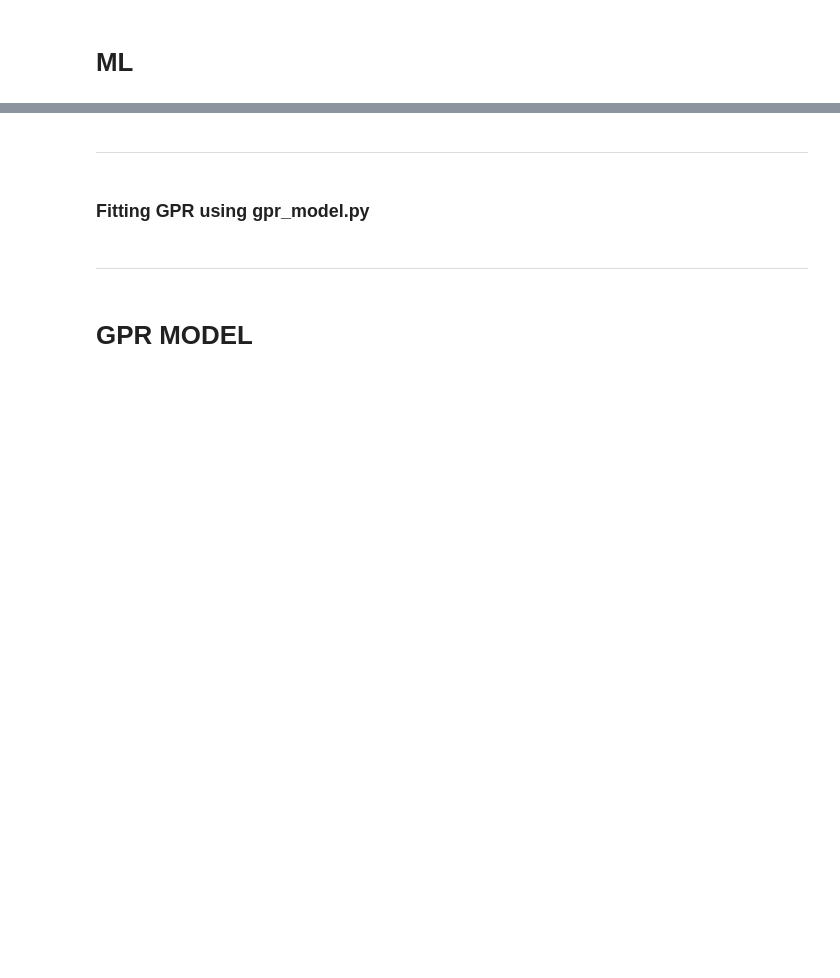
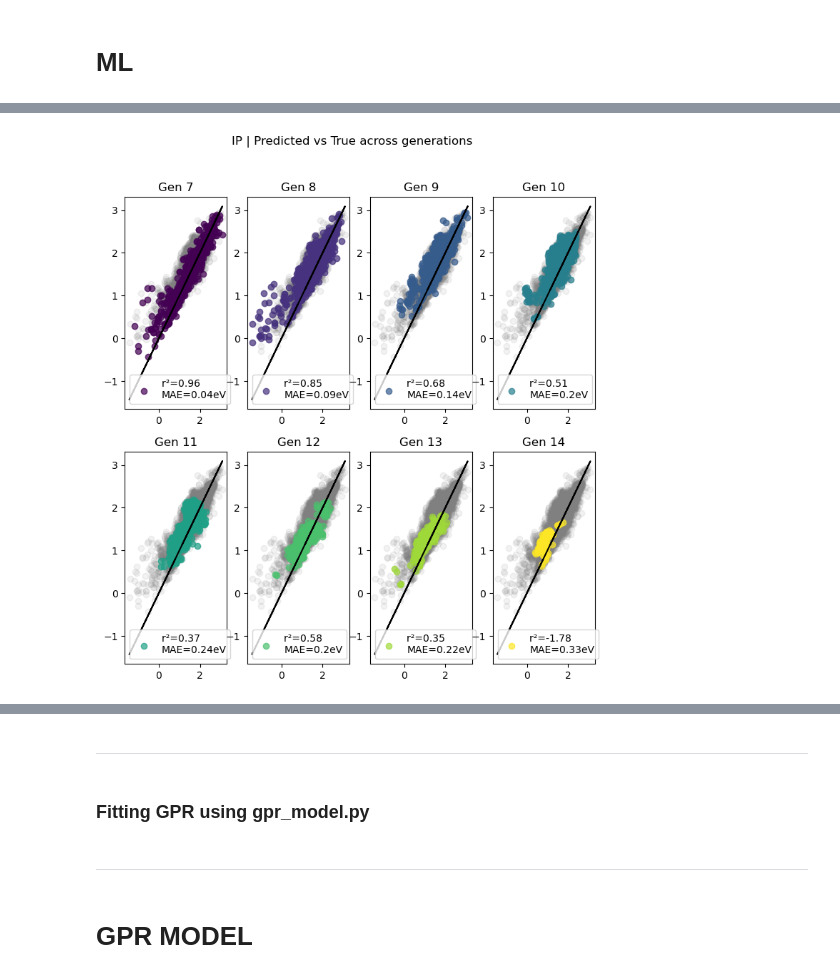
Before and after one commit to scakolli/photocatalysis, a Jupyter notebook: workspace/MachineLearning.ipynb, the cells around one changed output, grey strips where cells are left out. Drawn from its saved outputs; the diff is of its cells as text; code cells hidden in the pictures; blank space fills up the shorter version.

```diff
--- a/workspace/MachineLearning.ipynb
+++ b/workspace/MachineLearning.ipynb
@@ -219,0 +363,9 @@ r2_rdg
+# %%
+def get_cmap(n, name='hsv'):
+    '''Returns a function that maps each index in 0, 1, ..., n-1 to a distinct
+    RGB color; the keyword argument name must be a standard mpl colormap name.'''
+    return plt.cm.get_cmap(name, n)
+# %%
+ndf_test['IP_pred'] = ny_test_pred_ip
+ndf_test['dGmax_pred'] = ny_test_pred_rdg
+ndf_test['utility_function_pred'] = ndf_test['IP_pred'] - ndf_test['dGmax_pred']
@@ -219,0 +374,21 @@ r2_rdg
+# %%
+plt_grid = (2, 4)
+cmap = get_cmap(len(ndf_test.generation.unique()), name='viridis')
+fig, ax = plt.subplots(*plt_grid, figsize=[8.5, 8.5])
+fig.suptitle('IP | Predicted vs True across generations')
+ms_ip, rs_ip = [], []
+
+for i, (gen, d) in enumerate(ndf_test.groupby('generation')):
+    mae_gen = mean_absolute_error(d.IP, d.IP_pred) # mae
+    r2_gen = r2_score(d.IP, d.IP_pred) # pearson r2 score
+    ms_ip.append(mae_gen), rs_ip.append(r2_gen)
+
+    label_gen = f'r\u00b2={round(r2_gen, 2)} \nMAE={round(mae_gen, 2)}eV'
+    indx = np.unravel_index(i, plt_grid)
+    ax[indx].set_title(f'Gen {gen}')
+    ax[indx].scatter(ndf_test.IP, ndf_test.IP_pred, alpha=0.1, c='gray')
+    ax[indx].scatter(d.IP, d.IP_pred, c=cmap(i), alpha=0.7, label=label_gen)
+    ax[indx].plot(ndf_test.IP, ndf_test.IP, 'k')
+    ax[indx].legend()
+# %% [output]
+[figure, added]
```
Also changed, not shown: parts of 74 cells of this notebook, 3 other files.
